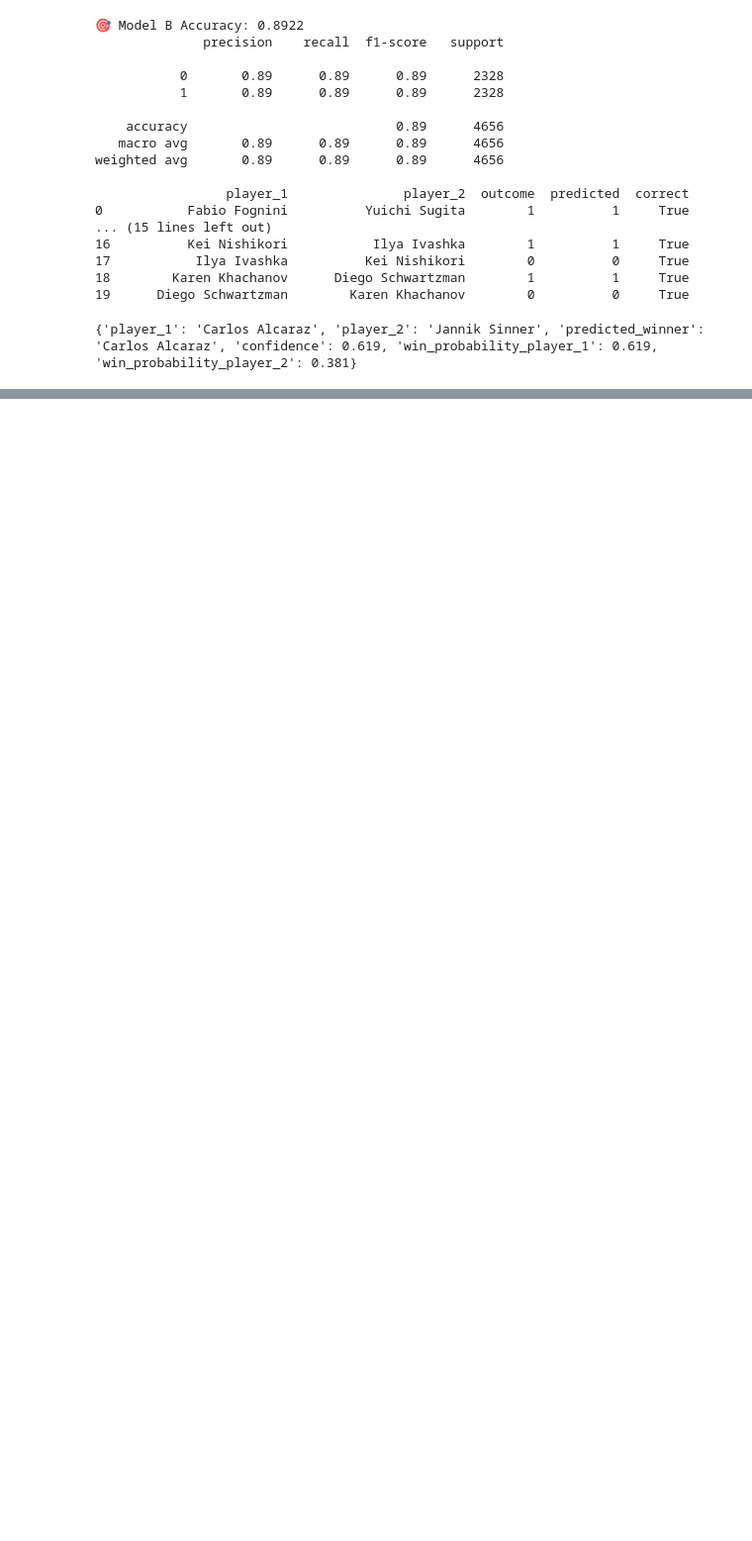
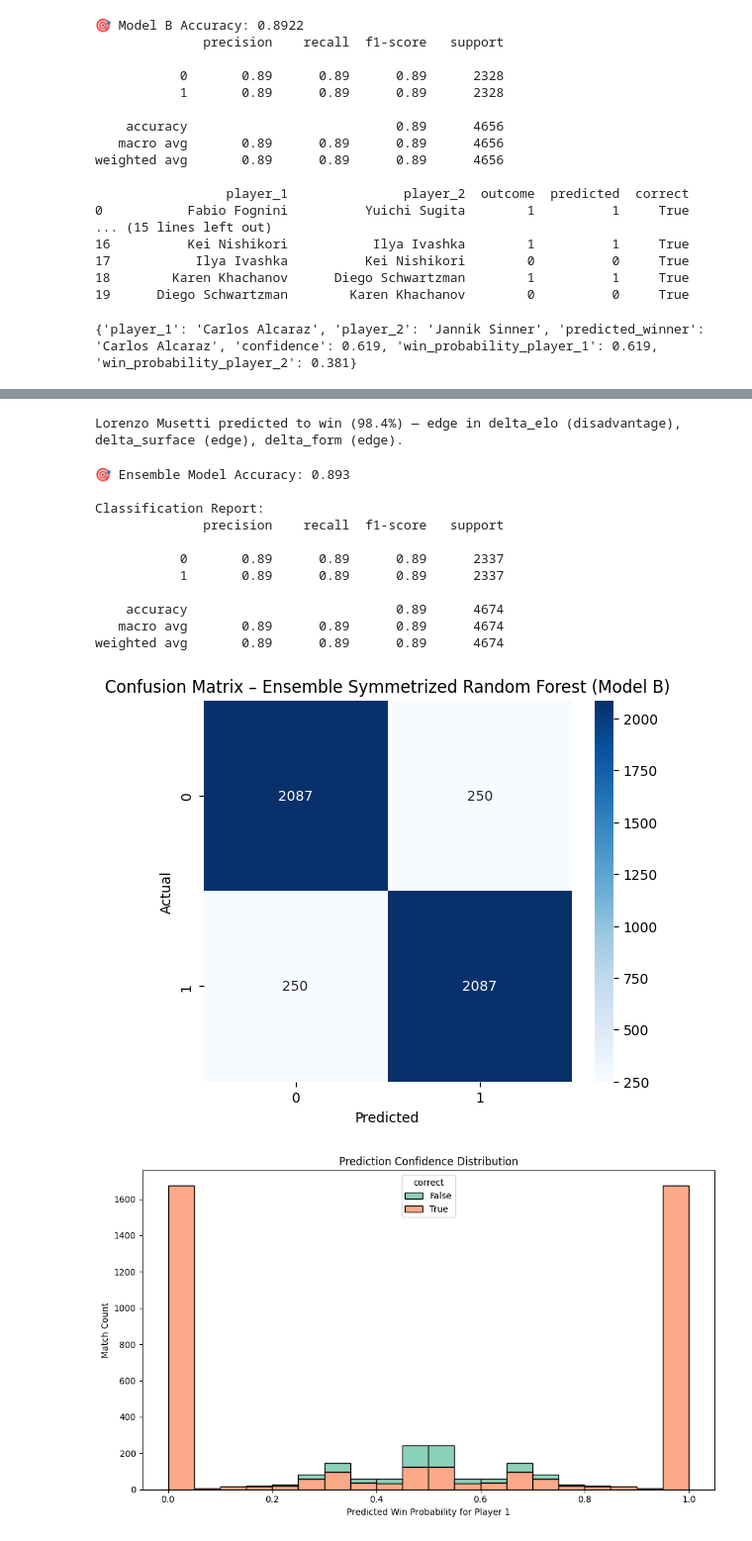
Before and after one commit to meliasean/tennis-match-predictor, a Jupyter notebook: Tennis_Match_Predictor_Original.ipynb, the cells around one changed output, grey strips where cells are left out. Shown: that part at 99% size. Saved outputs shown, nothing was run; the diff lists cells and outputs as text; code cells hidden in the pictures; blank space fills up the shorter version.

```diff
--- a/Tennis_Match_Predictor_Original.ipynb
+++ b/Tennis_Match_Predictor_Original.ipynb
@@ -1752,0 +2029,3 @@ win_probability_player_2: 0.342
+# %%
+row = X_test_B.iloc[42]
+print(explain_prediction(row, model_B, X_test_B.columns, "Alcaraz", "Sinner"))
@@ -1752,0 +2188,4 @@ win_probability_player_2: 0.342
+# %%
+print(explain_prediction_ensemble("Hugo Gaston", "Lorenzo Musetti", "Hard", player_profiles, model_B, feature_cols))
+# %% [output]
+Lorenzo Musetti predicted to win (98.4%) — edge in delta_elo (disadvantage), delta_surface (edge), delta_form (edge).
@@ -1752,0 +2270,67 @@ win_probability_player_2: 0.342
+# %%
+# Build ensemble_results_df first
+ensemble_rows = []
+
+for _, row in test_df_B.iterrows():
+    result = ensemble_predict(row['player_1'], row['player_2'], row['surface'], player_profiles, model_B, feature_cols)
+    if result is None:
+        continue
+    avg_prob = result
+    predicted = 1 if avg_prob >= 0.5 else 0
+    actual = row['outcome']
+    correct = predicted == actual
+
+    ensemble_rows.append({
+        'player_1': row['player_1'],
+        'player_2': row['player_2'],
+        'surface': row['surface'],
+        'actual': actual,
+        'predicted': predicted,
+        'avg_win_prob_p1': avg_prob,
+        'correct': correct
+    })
+
+ensemble_results_df = pd.DataFrame(ensemble_rows)
+
+# Accuracy
+from sklearn.metrics import accuracy_score, classification_report, confusion_matrix
+import matplotlib.pyplot as plt
+import seaborn as sns
+
+accuracy = accuracy_score(ensemble_results_df['actual'], ensemble_results_df['predicted'])
+print(f"🎯 Ensemble Model Accuracy: {round(accuracy, 4)}\n")
+
+print("Classification Report:")
+print(classification_report(ensemble_results_df['actual'], ensemble_results_df['predicted']))
+
+# Confusion Matrix
+cm = confusion_matrix(ensemble_results_df['actual'], ensemble_results_df['predicted'])
+plt.figure(figsize=(6, 5))
+sns.heatmap(cm, annot=True, fmt='d', cmap='Blues', xticklabels=[0, 1], yticklabels=[0, 1])
+plt.xlabel("Predicted")
+plt.ylabel("Actual")
+plt.title("Confusion Matrix – Ensemble Symmetrized Random Forest (Model B)")
+plt.show()
+
+# Prediction Confidence Histogram
+plt.figure(figsize=(10, 6))
+sns.histplot(data=ensemble_results_df, x='avg_win_prob_p1', bins=20, hue='correct', multiple='stack', palette='Set2')
+plt.title("Prediction Confidence Distribution")
+plt.xlabel("Predicted Win Probability for Player 1")
+plt.ylabel("Match Count")
+plt.tight_layout()
+plt.show()
+# %% [output]
+🎯 Ensemble Model Accuracy: 0.893
+
+Classification Report:
+              precision    recall  f1-score   support
+
+           0       0.89      0.89      0.89      2337
+           1       0.89      0.89      0.89      2337
+
+    accuracy                           0.89      4674
+   macro avg       0.89      0.89      0.89      4674
+weighted avg       0.89      0.89      0.89      4674
+[figure, added]
+[figure, added]
```
Also changed, not shown: parts of 22 cells of this notebook.
